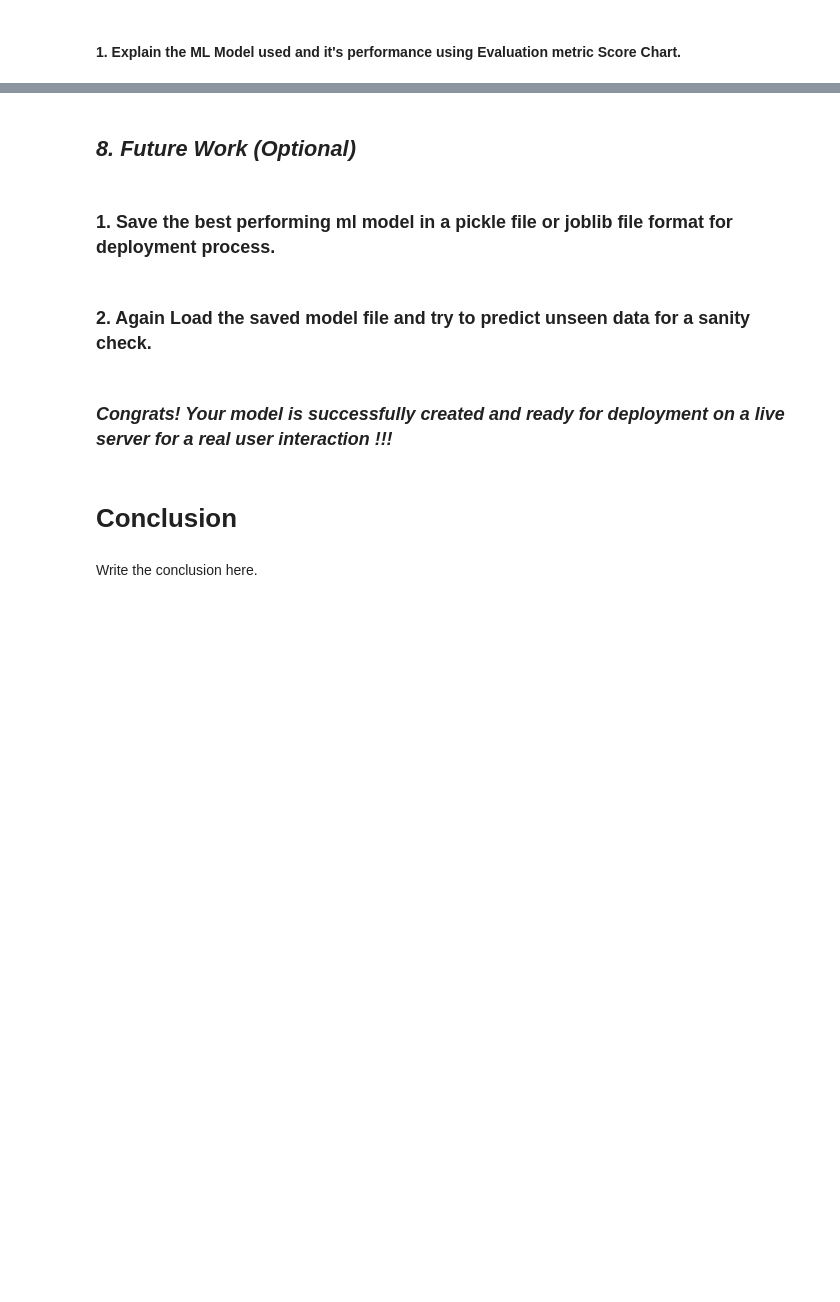
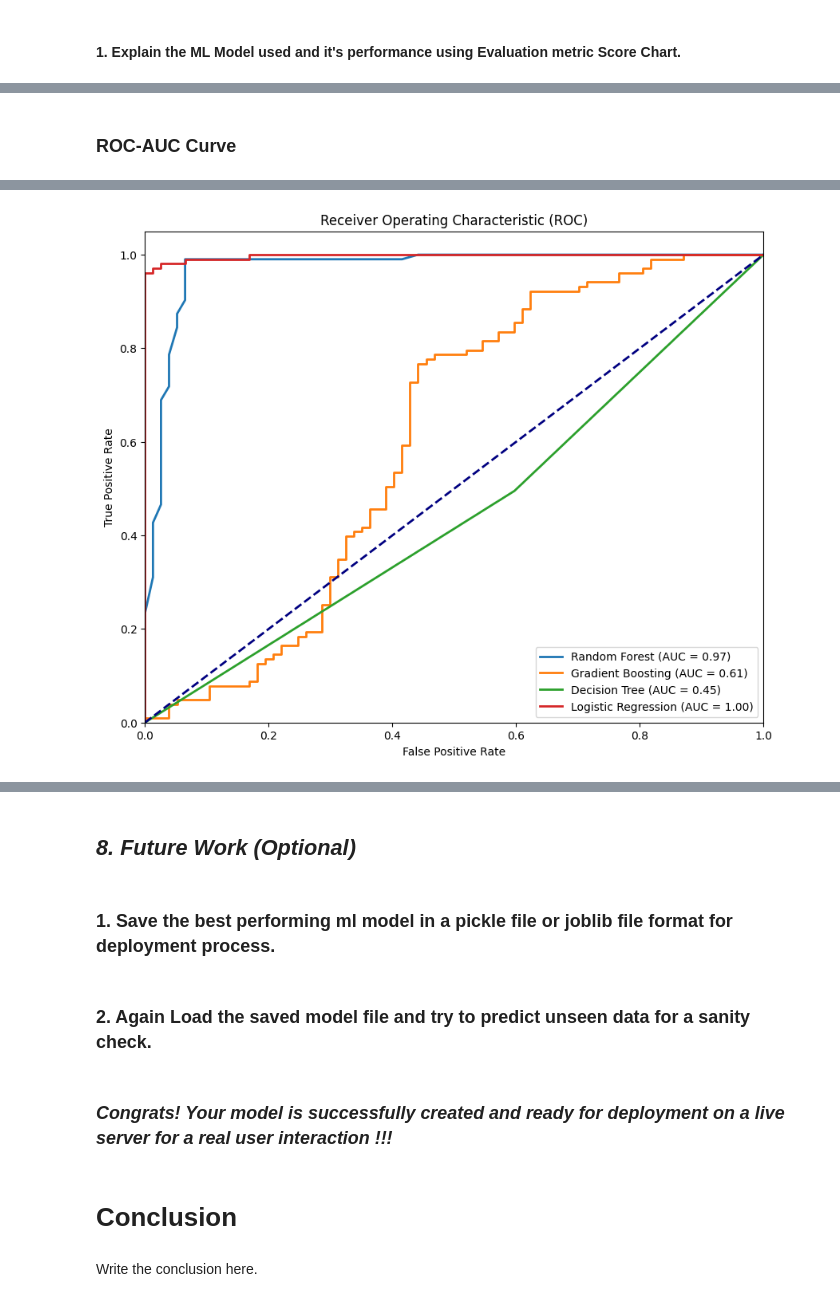
Before and after one commit to Ayushx29/Voyage-Analytics-Integrating-MLOps-in-Travel-Productionization-of-ML-Systems, a Jupyter notebook: Gender_Classification.ipynb, the cells around one changed output, grey strips where cells are left out. Cells and saved outputs as stored; diff of their text form; code cells hidden in the pictures; blank space fills up the shorter version.

```diff
--- a/Gender_Classification.ipynb
+++ b/Gender_Classification.ipynb
@@ -552,0 +636,5 @@ Answer Here.
+# %%
+model = pd.DataFrame([['Random Forest Baseline', train_accuracy,val_accuracy]],
+               columns = ['Model', 'Train accuracy', 'Validation accuracy'])
+model_result = pd.concat([model_result,model],axis=0,ignore_index = True)
+model_result
@@ -552,0 +646,74 @@ Answer Here.
+# %% [markdown]
+### ROC-AUC Curve
+# %%
+from sklearn.metrics import roc_curve, auc
+
+def train_and_evaluate_model(model, X_train, y_train, X_test, y_test):
+    # Fit the model to the training data
+    model.fit(X_train, y_train)
+
+    # Make predictions (labels)
+    y_pred = model.predict(X_test)
+
+    # Get prediction probabilities (for ROC curve)
+    y_pred_proba = model.predict_proba(X_test)[:, 1]
+
+    # Calculate accuracy
+    accuracy = accuracy_score(y_test, y_pred)
+
+    # Evaluate the model
+    report = classification_report(y_test, y_pred)
+
+    # Return classification report and predicted probabilities
+    return report, y_pred_proba
+
+# Initialize models
+random_forest = RandomForestClassifier(n_estimators=100, random_state=42)
+gradient_boosting = GradientBoostingClassifier(n_estimators=100, random_state=42)
+decision_tree = DecisionTreeClassifier(random_state=42)
+logistic_regression = LogisticRegression(random_state=42)
+
+# Create a dictionary to store classification reports
+model_reports = {}
+y_pred_proba_dict = {}
+
+# Train and evaluate each model
+print("Now.... RF")
+model_reports['Random Forest'], y_pred_proba_dict['Random Forest'] = train_and_evaluate_model(random_forest, X_train, y_train, X_test, y_test)
+
+print("Now.... GB")
+model_reports['Gradient Boosting'], y_pred_proba_dict['Gradient Boosting'] = train_and_evaluate_model(gradient_boosting, X_train, y_train, X_test, y_test)
+
+print("Now.... DT")
+model_reports['Decision Tree'], y_pred_proba_dict['Decision Tree'] = train_and_evaluate_model(decision_tree, X_train, y_train, X_test, y_test)
+
+print("Now.... Logistic Regression")
+model_reports['Logistic Regression'], y_pred_proba_dict['Logistic Regression'] = train_and_evaluate_model(logistic_regression, X_train, y_train, X_test, y_test)
+
+# Save the classification reports to a CSV file
+reports_df = pd.DataFrame.from_dict(model_reports, orient='index', columns=['Classification Report'])
+reports_df.to_csv('classification_reports.csv')
+
+# Compute ROC curve and AUC for each model
+plt.figure(figsize=(10, 8))
+
+for model_name, y_pred_proba in y_pred_proba_dict.items():
+    fpr, tpr, _ = roc_curve(y_test, y_pred_proba)
+    roc_auc = auc(fpr, tpr)
+
+    plt.plot(fpr, tpr, lw=2, label=f'{model_name} (AUC = {roc_auc:.2f})')
+
+# Plot diagonal line
+plt.plot([0, 1], [0, 1], color='navy', lw=2, linestyle='--')
+
+# Labels and title
+plt.xlim([0.0, 1.0])
+plt.ylim([0.0, 1.05])
+plt.xlabel('False Positive Rate')
+plt.ylabel('True Positive Rate')
+plt.title('Receiver Operating Characteristic (ROC)')
+plt.legend(loc='lower right')
+
+# Show plot
+plt.show()
+# %% [output]
@@ -552,0 +724 @@ Answer Here.
+[figure, added]
```
Also changed, not shown: parts of 38 cells of this notebook.
